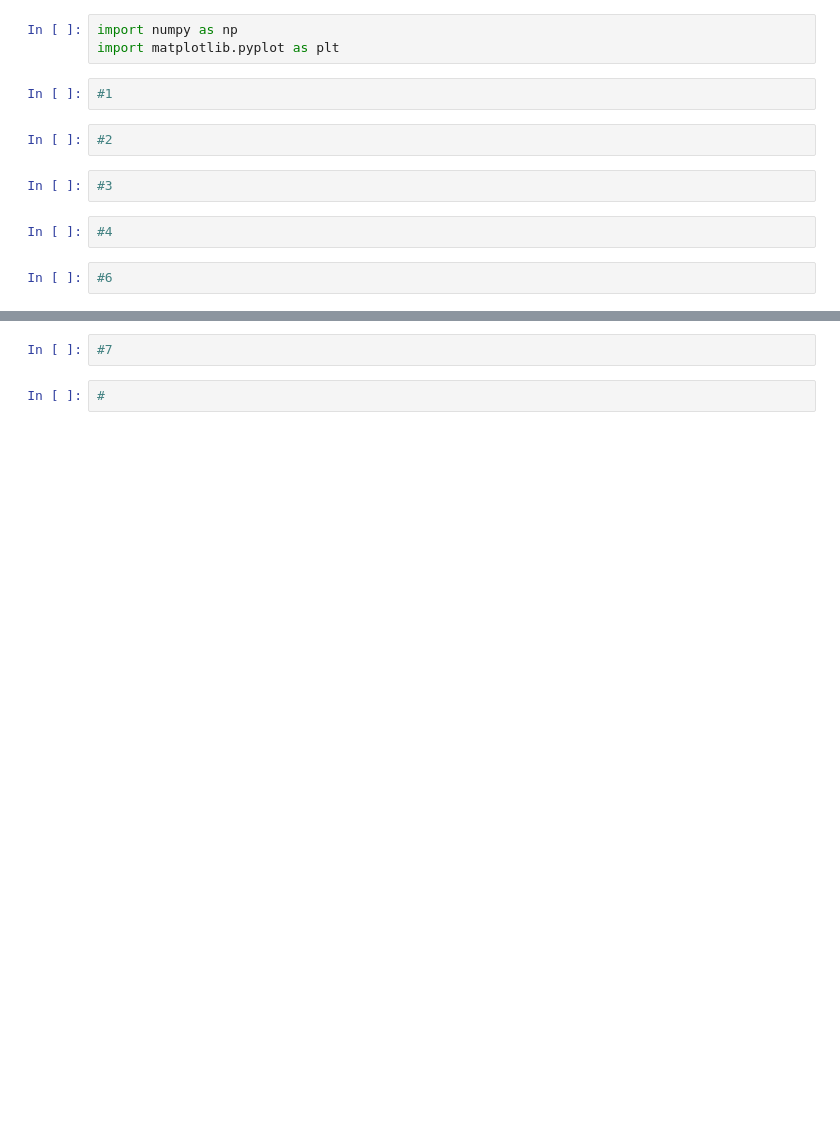
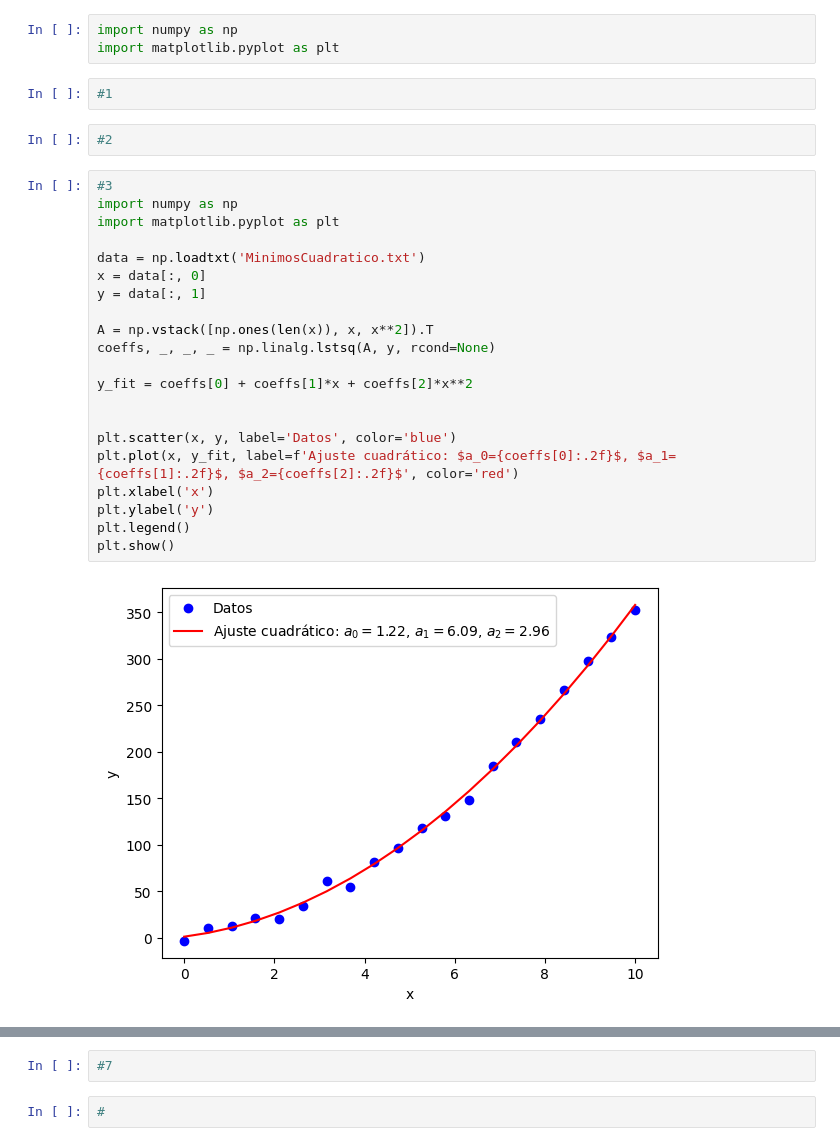
Before and after one commit to GabrielRamirezs/Metodos1_KarenQuevedo_GabrielRamirez, a Jupyter notebook: Tarea5.ipynb, the cells around one changed output, grey strips where cells are left out. Saved outputs shown, nothing was run; the diff lists cells and outputs as text; blank space fills up the shorter version.

```diff
--- a/Tarea5.ipynb
+++ b/Tarea5.ipynb
@@ -7,9 +7,26 @@ import matplotlib.pyplot as plt
 #1
 # %%
 #2
-# %%
-#3
-# %%
-#4
-# %%
-#6
+# %%
+#3
+import numpy as np
+import matplotlib.pyplot as plt
+
+data = np.loadtxt('MinimosCuadratico.txt')
+x = data[:, 0]
+y = data[:, 1]
+
+A = np.vstack([np.ones(len(x)), x, x**2]).T
+coeffs, _, _, _ = np.linalg.lstsq(A, y, rcond=None)
+
+y_fit = coeffs[0] + coeffs[1]*x + coeffs[2]*x**2
+
+
+plt.scatter(x, y, label='Datos', color='blue')
+plt.plot(x, y_fit, label=f'Ajuste cuadrático: $a_0={coeffs[0]:.2f}$, $a_1={coeffs[1]:.2f}$, $a_2={coeffs[2]:.2f}$', color='red')
+plt.xlabel('x')
+plt.ylabel('y')
+plt.legend()
+plt.show()
+# %% [output]
+[figure, added]
```
Also changed, not shown: parts of 2 cells of this notebook.
